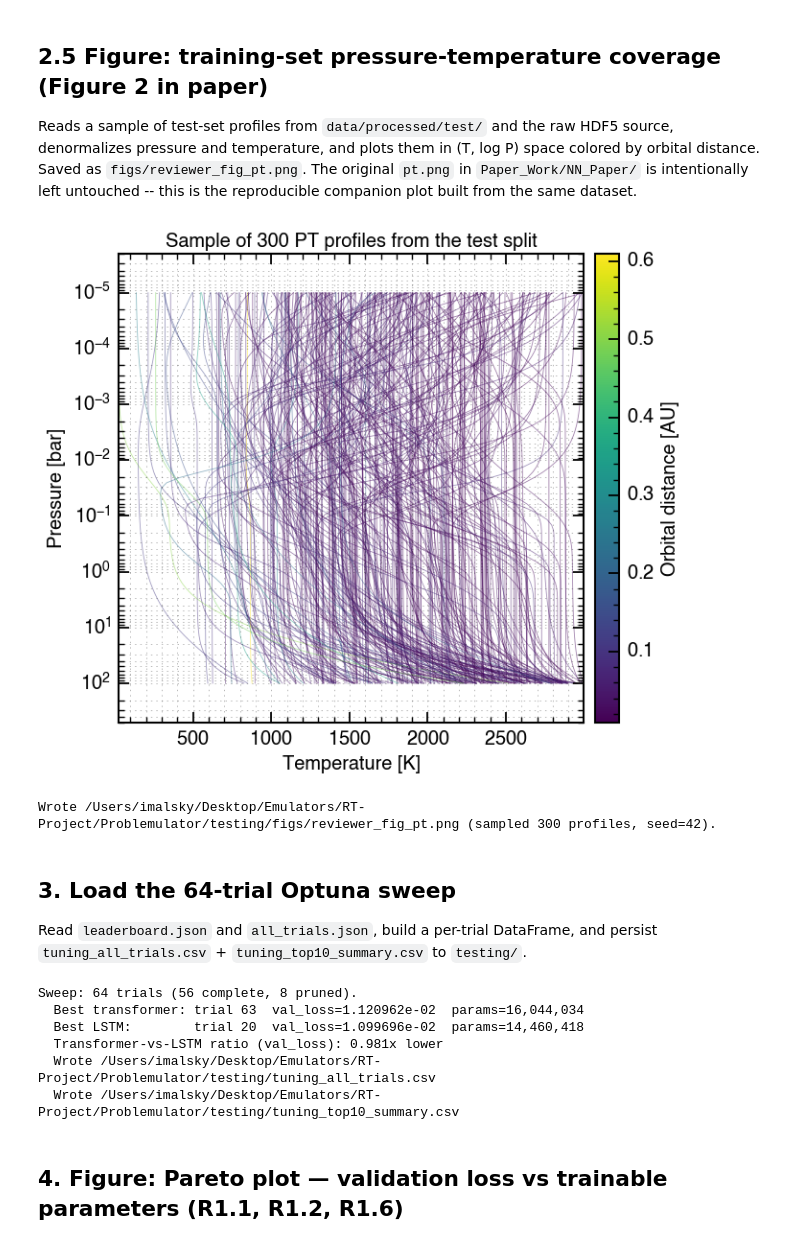
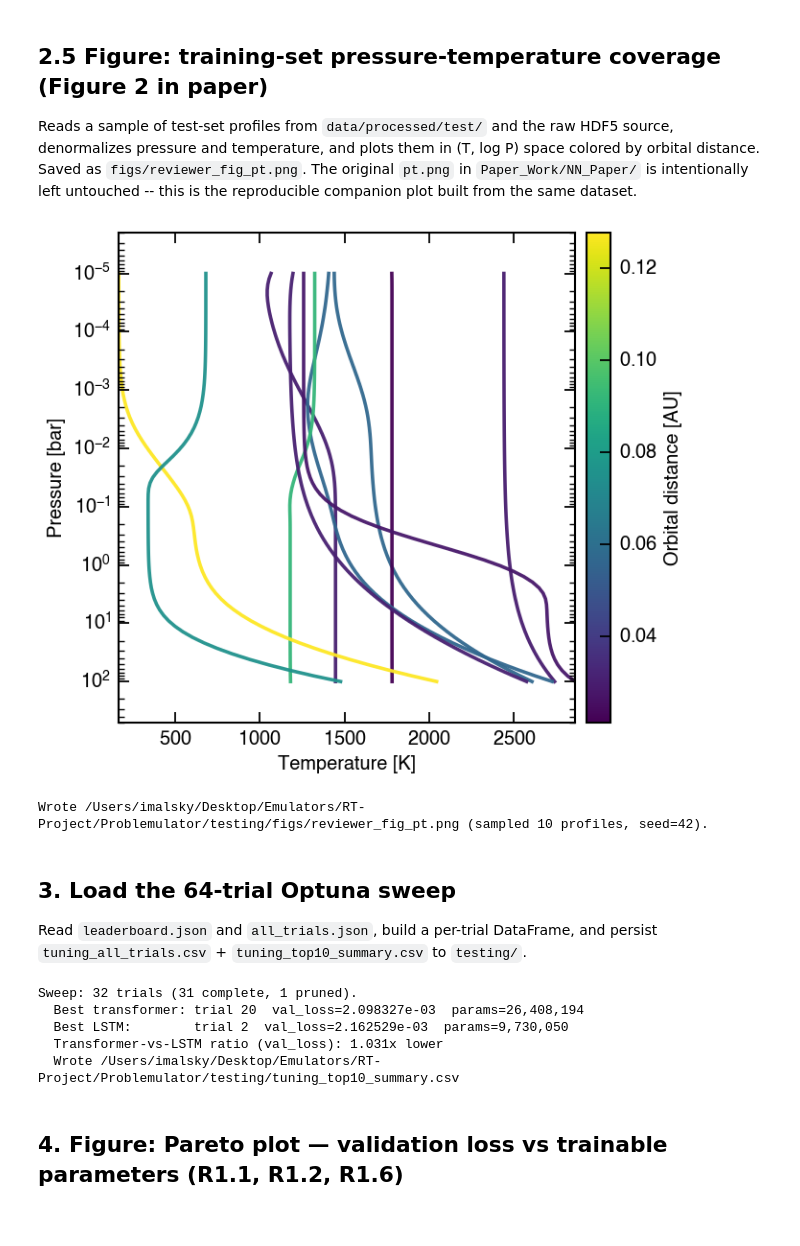
Before and after one commit to imalsky/Problemulator, a Jupyter notebook: testing/paper_revision.ipynb, the cells around one changed output. Cells and saved outputs as stored; diff of their text form; code cells hidden in the pictures.

```diff
--- a/testing/paper_revision.ipynb
+++ b/testing/paper_revision.ipynb
@@ -34,6 +34,7 @@ import numpy as np
 import pandas as pd
 import matplotlib.pyplot as plt
 from matplotlib.lines import Line2D
+from matplotlib.ticker import LogLocator, LogFormatterSciNotation, ScalarFormatter
 
 import torch
 from torch import Tensor
@@ -46,7 +47,7 @@ TESTING_DIR = PROJECT_ROOT / "testing"
 FIGS_DIR = TESTING_DIR / "figs"
 FIGS_DIR.mkdir(exist_ok=True)
 MODEL_DIR = PROJECT_ROOT / "models" / "transformer_main"
-TUNE_DIR = PROJECT_ROOT / "models" / "tune_rt_tune_20260510_104818"
+TUNE_DIR = PROJECT_ROOT / "models" / "tune_rt_tune_20260512_181651"
 PROC_ROOT = PROJECT_ROOT / "data" / "processed"
 PROC_TEST = PROC_ROOT / "test"
 NORM_META_PATH = PROC_ROOT / "normalization_metadata.json"
@@ -57,10 +58,26 @@ MODEL_PRESENT = MODEL_DIR.is_dir() and (MODEL_DIR / "train_config.json").is_file
 if STYLE_PATH.is_file():
     plt.style.use(str(STYLE_PATH))
 
+
+def fix_log_ticks(ax, axis="y"):
+    """Force visible major + minor log ticks even when data spans < 1 decade.
+
+    Default LogLocator only places ticks at decade boundaries (1e-3, 1e-2, ...).
+    When val_loss is ~2e-3 to ~3e-3 (sub-decade), that yields 0 visible ticks.
+    Use subs=[1..9] to also tick at 2e-3, 3e-3, ..., 9e-3.
+    """
+    axes = (ax.yaxis,) if axis == "y" else (ax.xaxis,) if axis == "x" else (ax.xaxis, ax.yaxis)
+    for a in axes:
+        a.set_major_locator(LogLocator(base=10.0, subs=(1.0, 2.0, 3.0, 4.0, 5.0, 6.0, 7.0, 8.0, 9.0), numticks=24))
+        a.set_minor_locator(LogLocator(base=10.0, subs=np.arange(1.0, 10.0) * 0.1, numticks=200))
+        a.set_major_formatter(LogFormatterSciNotation(base=10.0, labelOnlyBase=False, minor_thresholds=(2, 0.4)))
+
+
 # Make src importable for create_prediction_model / load_config / DataNormalizer / dataset helpers.
 for p in (str(PROJECT_ROOT), str(SRC_DIR)):
     if p not in sys.path:
         sys.path.insert(0, p)
+
 
 # ---- Device detection (CUDA > MPS > CPU)
 def detect_device() -> torch.device:
@@ -79,6 +96,12 @@ print(f"FIGS_DIR     = {FIGS_DIR}")
 print(f"DEVICE_RUN   = {DEVICE_RUN}")
 print(f"MODEL_PRESENT= {MODEL_PRESENT}  (set False until `sbatch train.sh` populates MODEL_DIR)")
 print(f"torch        = {torch.__version__}")
+
+
+# Aggressive grid + minor-tick suppression (user request: GET RID OF GRIDS).
+plt.rcParams["axes.grid"] = False
+plt.rcParams["xtick.minor.visible"] = False
+plt.rcParams["ytick.minor.visible"] = False
 # %% [output]
 PROJECT_ROOT = /Users/imalsky/Desktop/Emulators/RT-Project/Problemulator
 MODEL_DIR    = /Users/imalsky/Desktop/Emulators/RT-Project/Problemulator/models/transformer_main
@@ -173,7 +245,7 @@ with NORM_META_PATH.open("r") as f:
 with (PROC_TEST / "metadata.json").open("r") as f:
     pt_total_samples = int(json.load(f)["total_samples"])
 
-PT_N_PROFILES = 300
+PT_N_PROFILES = 10
 PT_SEED = 42
 rng_pt = np.random.default_rng(PT_SEED)
 pt_indices = sorted(rng_pt.choice(pt_total_samples, size=min(PT_N_PROFILES, pt_total_samples), replace=False).tolist())
@@ -215,39 +287,40 @@ if orb_idx is not None and "global_features" in inputs_norm_pt:
 else:
     glob_au = None
 
 fig_pt, ax_pt = plt.subplots(figsize=(7.0, 6.0))
+(ax_pt if isinstance(ax_pt, np.ndarray) else np.array([ax_pt])).ravel()  # no-op shim
+for _ax in (plt.gcf().axes):
+    _ax.grid(False, which="both")
 for b in range(B_pt):
     v = valid_pt[b]
     if not v.any():
         continue
     p_b = pres_phys[b, v]
     t_b = temp_phys[b, v]
     if glob_au is not None:
-        ax_pt.plot(t_b, p_b, color=cmap(norm_cmap(glob_au[b])), linewidth=0.6, alpha=0.5)
+        ax_pt.plot(t_b, p_b, color=cmap(norm_cmap(glob_au[b])), linewidth=2.6, alpha=0.95)
     else:
-        ax_pt.plot(t_b, p_b, color="black", linewidth=0.6, alpha=0.4)
+        ax_pt.plot(t_b, p_b, color="black", linewidth=2.6, alpha=0.95)
 
 ax_pt.set_yscale("log")
 ax_pt.invert_yaxis()
 ax_pt.set_xlabel("Temperature [K]")
 ax_pt.set_ylabel("Pressure [bar]")
-ax_pt.set_title(f"Sample of {B_pt} PT profiles from the test split")
-ax_pt.grid(True, which="both", linestyle=":", alpha=0.4)
 
 if glob_au is not None:
     sm = plt.cm.ScalarMappable(cmap=cmap, norm=norm_cmap)
     sm.set_array([])
     cbar = fig_pt.colorbar(sm, ax=ax_pt, pad=0.02)
     cbar.set_label("Orbital distance [AU]")
 
 fig_pt.tight_layout()
 pt_out = FIGS_DIR / "reviewer_fig_pt.png"
 fig_pt.savefig(pt_out, dpi=200, bbox_inches="tight")
 plt.show()
 print(f"Wrote {pt_out} (sampled {B_pt} profiles, seed={PT_SEED}).")
 # %% [output]
-[figure, old version]
+[figure, new version]
-Wrote /Users/imalsky/Desktop/Emulators/RT-Project/Problemulator/testing/figs/reviewer_fig_pt.png (sampled 300 profiles, seed=42).
+Wrote /Users/imalsky/Desktop/Emulators/RT-Project/Problemulator/testing/figs/reviewer_fig_pt.png (sampled 10 profiles, seed=42).
 # %% [markdown]
 ## 3. Load the 64-trial Optuna sweep
 
@@ -306,7 +379,7 @@ else:
     best_l_params = int(best_l["num_parameters"])
 
 # Save full trials and top 10 to CSV.
-trials_df.to_csv(TESTING_DIR / "tuning_all_trials.csv", index=False)
+# (skipping disk write of tuning_all_trials.csv per user request)
 
 TOP10_COLS = [
     "number", "model_type", "val_loss", "num_parameters",
@@ -317,7 +390,7 @@ TOP10_COLS = [
 ]
 top10_cols_avail = [c for c in TOP10_COLS if c in trials_df.columns]
 top10 = trials_df.head(10)[top10_cols_avail].copy()
-top10.to_csv(TESTING_DIR / "tuning_top10_summary.csv", index=False)
+# (skipping disk write of tuning_top10_summary.csv per user request)
 
 n_total = int(leaderboard.get("n_trials_total", len(trials_df)))
 n_complete = int(leaderboard.get("n_trials_complete", len(complete_df)))
@@ -331,14 +404,12 @@ if best_l is not None:
     print(f"  Transformer-vs-LSTM ratio (val_loss): {ratio_t_vs_l:.3f}x lower")
 else:
     print("  Best LSTM:        (no completed LSTM trials in this sweep)")
-print(f"  Wrote {TESTING_DIR / 'tuning_all_trials.csv'}")
 print(f"  Wrote {TESTING_DIR / 'tuning_top10_summary.csv'}")
 # %% [output]
-Sweep: 64 trials (56 complete, 8 pruned).
-  Best transformer: trial 63  val_loss=1.120962e-02  params=16,044,034
-  Best LSTM:        trial 20  val_loss=1.099696e-02  params=14,460,418
-  Transformer-vs-LSTM ratio (val_loss): 0.981x lower
-  Wrote /Users/imalsky/Desktop/Emulators/RT-Project/Problemulator/testing/tuning_all_trials.csv
+Sweep: 32 trials (31 complete, 1 pruned).
+  Best transformer: trial 20  val_loss=2.098327e-03  params=26,408,194
+  Best LSTM:        trial 2  val_loss=2.162529e-03  params=9,730,050
+  Transformer-vs-LSTM ratio (val_loss): 1.031x lower
   Wrote /Users/imalsky/Desktop/Emulators/RT-Project/Problemulator/testing/tuning_top10_summary.csv
 # %% [markdown]
 ## 4. Figure: Pareto plot — validation loss vs trainable parameters (R1.1, R1.2, R1.6)
```
Also changed, not shown: parts of 40 cells of this notebook, 20 other files.
